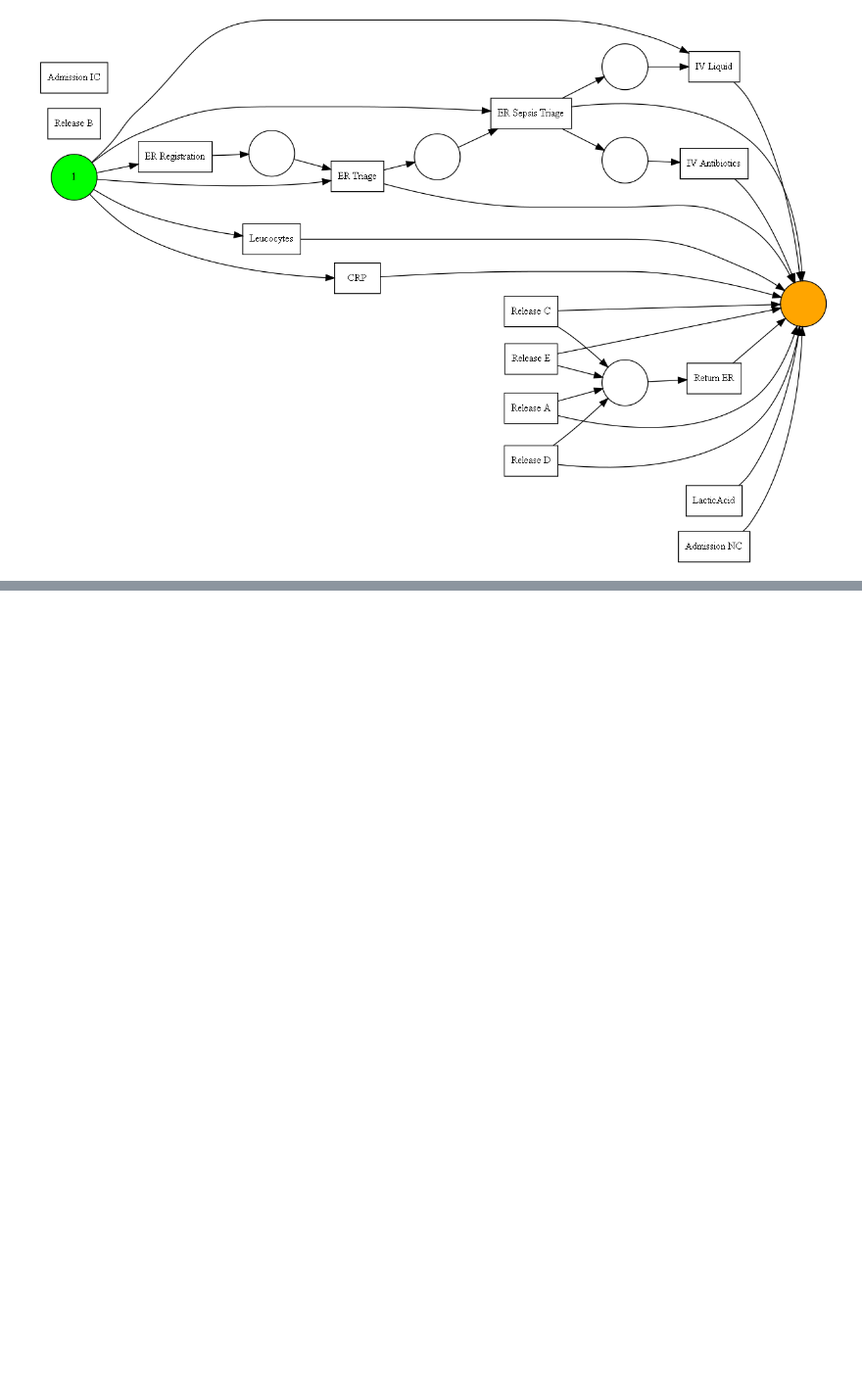
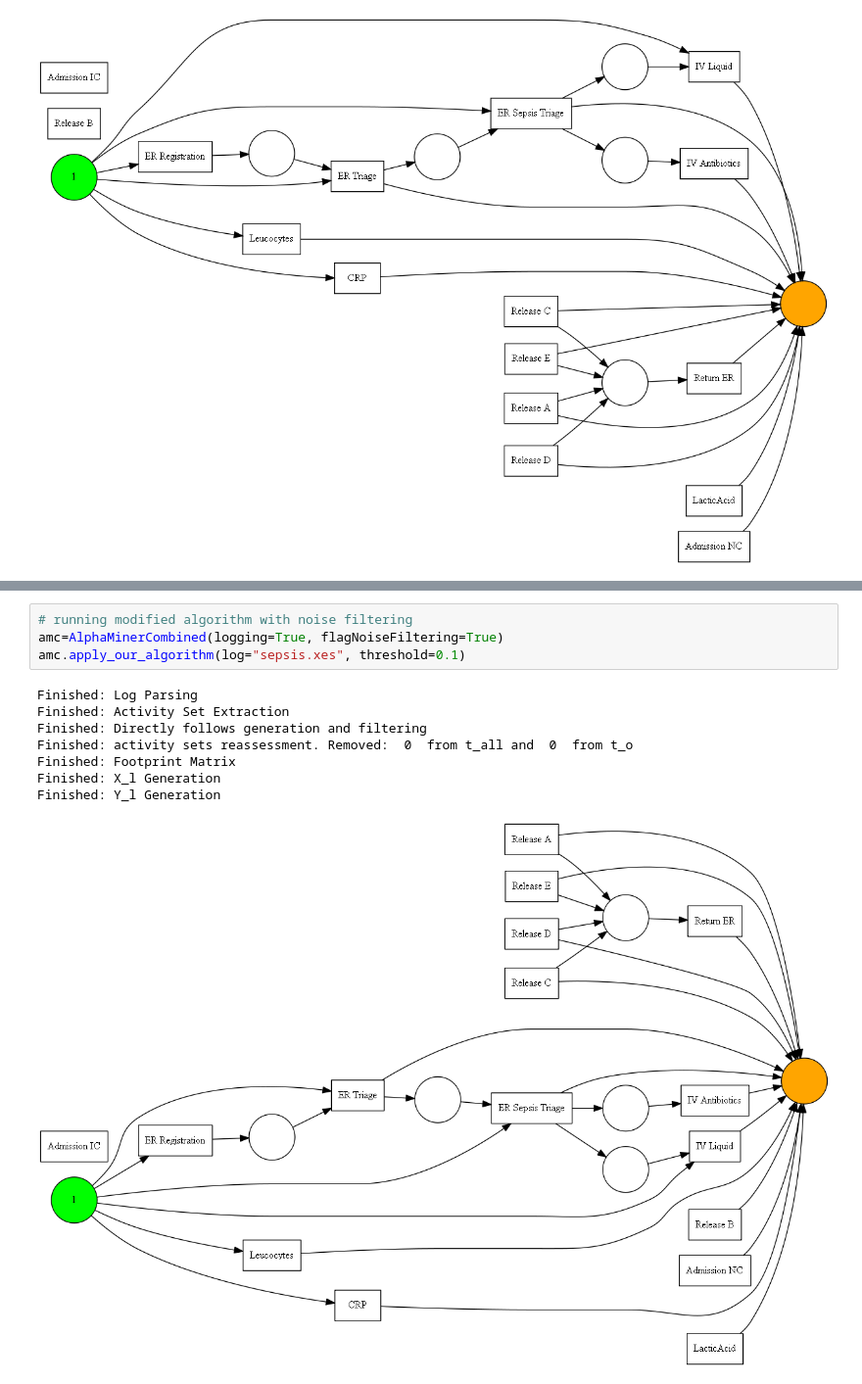
Before and after one commit to Janek7/alpha-miner-extension, a Jupyter notebook: AlphaMiner.ipynb, the cells around one changed output, grey strips where cells are left out. Shown at 98% size. Drawn from its saved outputs; the diff is of its cells as text; blank space fills up the shorter version.

```diff
--- a/AlphaMiner.ipynb
+++ b/AlphaMiner.ipynb
@@ -2114,2 +2055,15 @@ Finished: Y_l Generation
+# %%
+# running modified algorithm with noise filtering
+amc=AlphaMinerCombined(logging=True, flagNoiseFiltering=True)
+amc.apply_our_algorithm(log="sepsis.xes", threshold=0.1)
+# %% [output]
+Finished: Log Parsing
+Finished: Activity Set Extraction
+Finished: Directly follows generation and filtering
+Finished: activity sets reassessment. Removed:  0  from t_all and  0  from t_o
+Finished: Footprint Matrix
+Finished: X_l Generation
+Finished: Y_l Generation
+[figure, added]
 # %%
 # running modified algorithm with footprint-based skips generation
```
Also changed, not shown: parts of 8 cells of this notebook, 3 other files.
